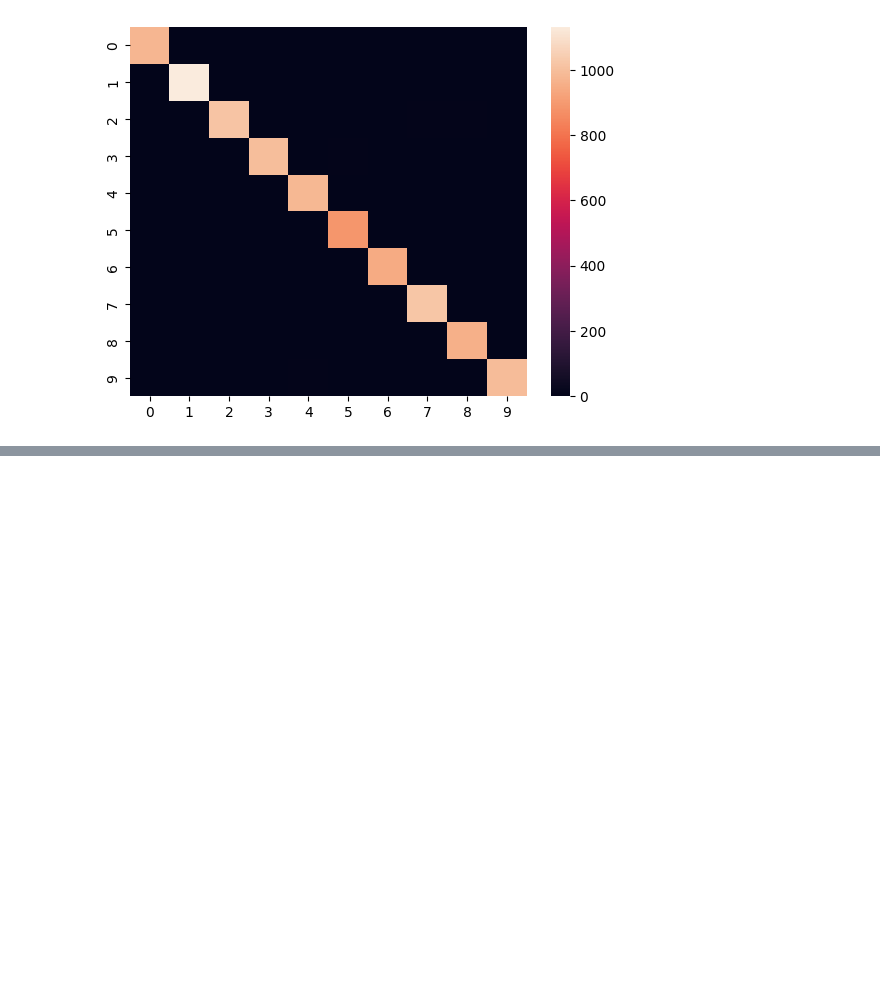
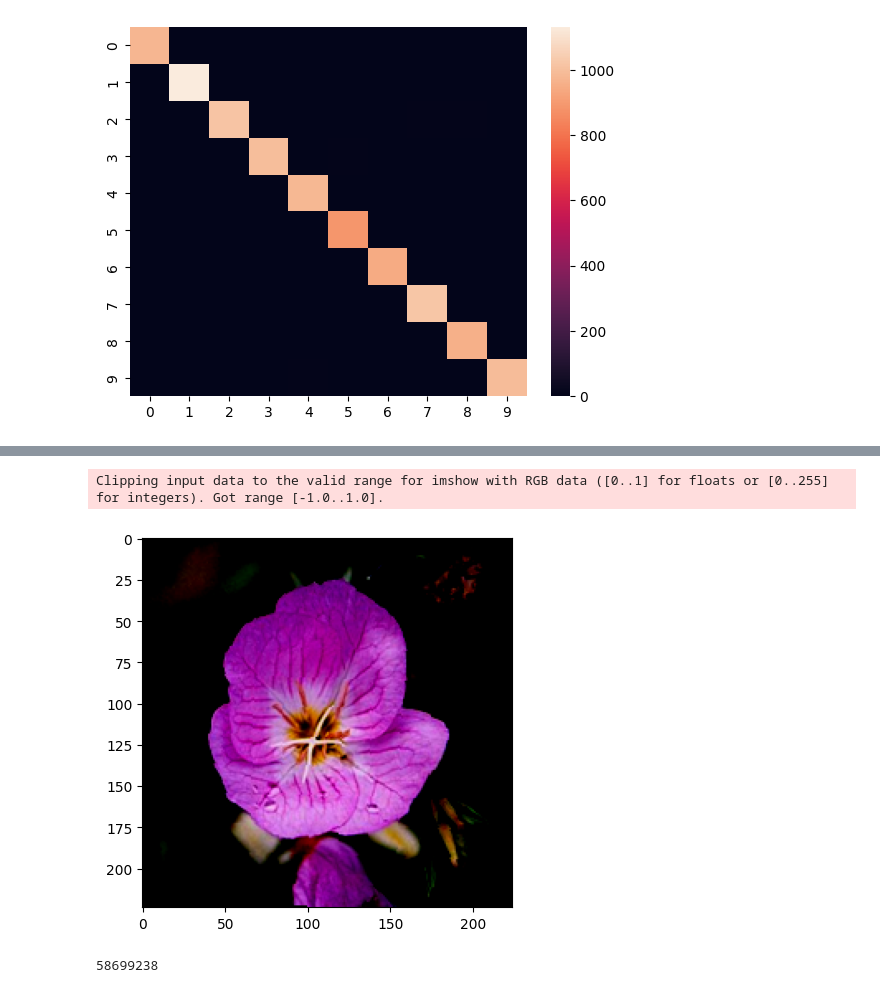
Before and after one commit to Shaik-Amaan-Ahmed/statistics, a Jupyter notebook: ml/cnn.ipynb, the cells around one changed output, grey strips where cells are left out. Saved outputs shown, nothing was run; the diff lists cells and outputs as text; code cells hidden in the pictures; blank space fills up the shorter version.

```diff
--- a/ml/cnn.ipynb
+++ b/ml/cnn.ipynb
@@ -255,3 +255,7 @@ heatmap(cf)
 # %% [output]
 <Axes: >
 [figure]
+# %%
+import scipy
+labels = scipy.io.loadmat("./oxford/imagelabels.mat")['labels'][0]
+min(labels)
@@ -257,0 +264,5 @@ heatmap(cf)
+# %%
+setid = scipy.io.loadmat("./oxford/setid.mat")
+id_dict = dict(setid)
+
+id_dict
@@ -257,0 +319,25 @@ heatmap(cf)
+# %%
+transform = transforms.Compose([
+    transforms.Resize((224, 224)),
+    transforms.ToTensor(),
+    transforms.RandomHorizontalFlip(),
+    transforms.RandomRotation(10),
+    transforms.Normalize(mean=[0.5, 0.5, 0.5], std=[0.5, 0.5, 0.5])
+]
+)
+
+train_dataset_oxford = OxfordCustomDataset(
+    img_dir="oxford/jpg/",
+    label_file="oxford/imagelabels.mat",
+    split_file="oxford/setid.mat",
+    transform=transform,
+    split="train"
+)
+
+test_dataset_oxford = OxfordCustomDataset(
+    img_dir="oxford/jpg/",
+    label_file="oxford/imagelabels.mat",
+    split_file="oxford/setid.mat",
+    transform=transform,
+    split="test"
+)
@@ -257,0 +347,7 @@ heatmap(cf)
+# %%
+for image, label in train_dataset_oxford:  # Change to (C, H, W) for visualization
+    plt.imshow(image.permute(1, 2, 0).numpy())
+    break
+# %% [output]
+Clipping input data to the valid range for imshow with RGB data ([0..1] for floats or [0..255] for integers). Got range [-1.0..1.0].
+[figure, added]
@@ -257,0 +391,6 @@ heatmap(cf)
+# %%
+alex = AlexNet()
+total_params = sum(p.numel() for p in alex.parameters())
+total_params
+# %% [output]
+58699238
```
Also changed, not shown: parts of 17 cells of this notebook, 3 other files.
